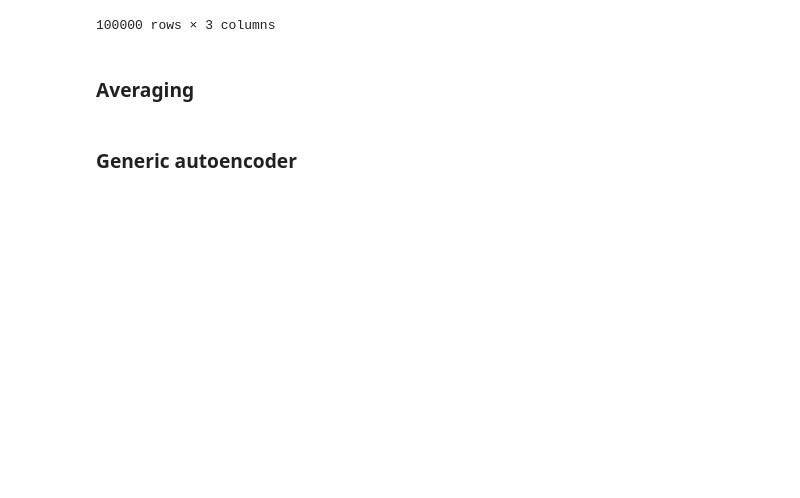
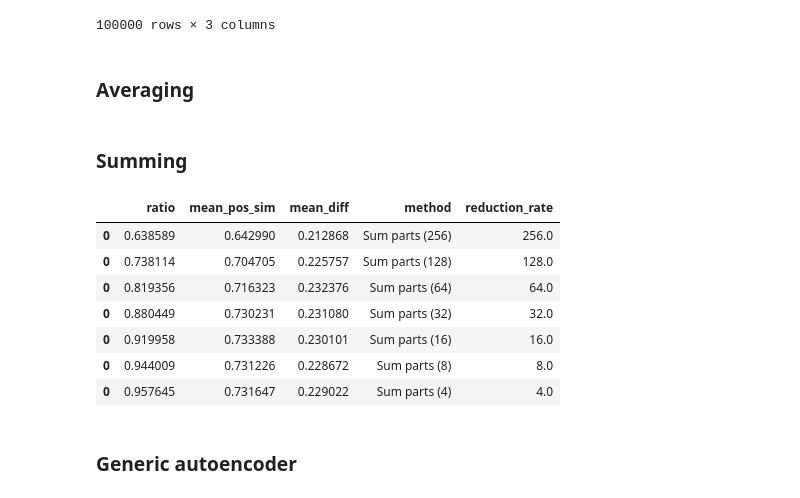
Before and after one commit to wwydmanski/cosine-dim-reduct, a Jupyter notebook: VectorCompression.ipynb, the cells around one changed output. Saved outputs shown, nothing was run; the diff lists cells and outputs as text; code cells hidden in the pictures; blank space fills up the shorter version.

```diff
--- a/VectorCompression.ipynb
+++ b/VectorCompression.ipynb
@@ -31,7 +31,7 @@ embeddings = np.load("data/vectors.npy")
 # %%
 indices = np.arange(embeddings.shape[0]//3)
 
-train_idx, test_idx = train_test_split(indices, test_size=0.9, random_state=42)
+train_idx, test_idx = train_test_split(indices, test_size=0.3, random_state=42)
 
 train_data = [embeddings[train_idx*3], embeddings[train_idx*3+1], embeddings[train_idx*3+2]]
 test_data = [embeddings[test_idx*3], embeddings[test_idx*3+1], embeddings[test_idx*3+2]]
@@ -44,7 +44,7 @@ print(test_data[0].shape)
 # %% [markdown]
 ## Measure cosine similarity differences between pos and neg
 # %%
-def calculate_metrics(method, data, name):
+def calculate_metrics(method, data, name, show_pbar=True):
     orig_shape = data[0].shape[1]
     pos_similarity = []
     neg_similarity = []
@@ -54,7 +54,7 @@ def calculate_metrics(method, data, name):
     positives = method(data[1])
     negatives = method(data[2])
 
-    for i in tqdm.trange(len(anchors)):
+    for i in tqdm.trange(len(anchors), disable=not show_pbar):
         query, pos, neg = anchors[i], positives[i], negatives[i]
         pos_similarity.append(cosine_similarity([query], [pos])[0][0])
         neg_similarity.append(cosine_similarity([query], [neg])[0][0])
@@ -126,6 +128,40 @@ for rate in [4, 8, 16, 32, 64, 128]:
     metrics.append(calculate_metrics(method, test_data, f"Average parts ({rate})"))
 # %%
 pd.concat(metrics).sort_values("ratio").to_csv("results/benchmarks.csv")
+# %% [markdown]
+### Summing
+# %%
+metrics = []
+def average_vec(dim):
+    def _inner(embeddings):
+        embeddings = embeddings/embeddings.sum(axis=1)[:, None]
+        x = embeddings.reshape(-1, dim)
+        x = x.sum(axis=1).reshape(-1, 1)
+        x = x.reshape(len(embeddings), -1)
+        return x
+    return _inner
+# %%
+for rate in [4, 8, 16, 32, 64, 128, 256]:
+    method = average_vec(rate)
+    metrics.append(calculate_metrics(method, test_data, f"Sum parts ({rate})"))
+# %%
+cmetrics = pd.concat(metrics)
+
+max_ratio = cmetrics.groupby("reduction_rate").max()["ratio"]
+cmetrics = cmetrics[cmetrics.apply(lambda x: x["ratio"]==max_ratio[x["reduction_rate"]], axis=1)]
+cmetrics = cmetrics.sort_values("reduction_rate", ascending=False)
+cmetrics.to_csv("results/sums.csv")
+
+cmetrics
+# %% [output]
+|  | ratio | mean_pos_sim | mean_diff | method | reduction_rate |
+| 0 | 0.638589 | 0.642990 | 0.212868 | Sum parts (256) | 256.0 |
+| 0 | 0.738114 | 0.704705 | 0.225757 | Sum parts (128) | 128.0 |
+| 0 | 0.819356 | 0.716323 | 0.232376 | Sum parts (64) | 64.0 |
+| 0 | 0.880449 | 0.730231 | 0.231080 | Sum parts (32) | 32.0 |
+| 0 | 0.919958 | 0.733388 | 0.230101 | Sum parts (16) | 16.0 |
+| 0 | 0.944009 | 0.731226 | 0.228672 | Sum parts (8) | 8.0 |
+| 0 | 0.957645 | 0.731647 | 0.229022 | Sum parts (4) | 4.0 |
 # %% [markdown]
 ### Generic autoencoder
 # %%
```
Also changed, not shown: parts of 13 cells of this notebook, 2 other files.
